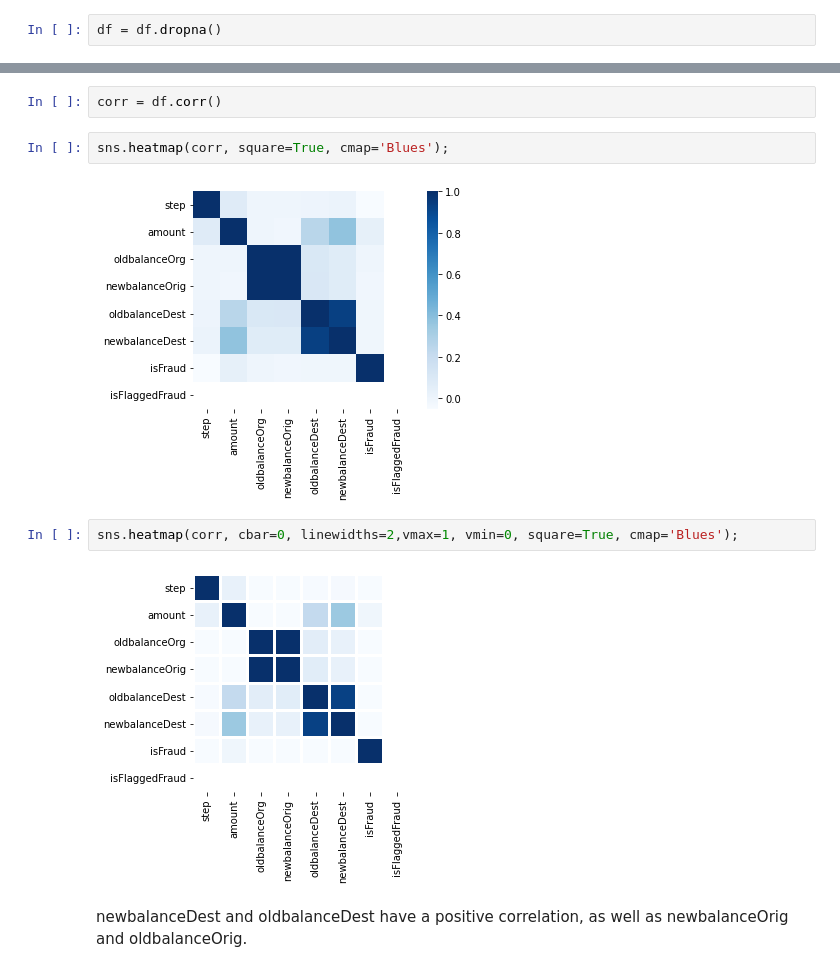
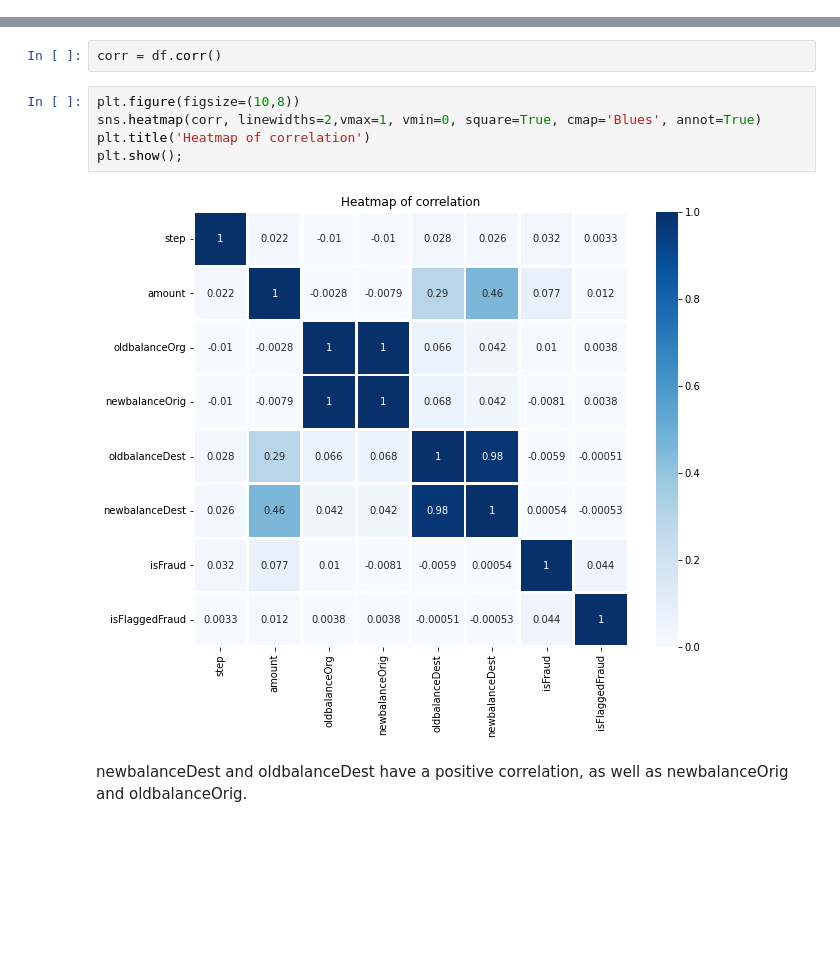
Before and after one commit to tca-codes/fraudulent-transactions, a Jupyter notebook: ANGELES_Final_Project.ipynb, the cells around one changed output, grey strips where cells are left out. Drawn from its saved outputs; the diff is of its cells as text; blank space fills up the shorter version.

```diff
--- a/ANGELES_Final_Project.ipynb
+++ b/ANGELES_Final_Project.ipynb
@@ -236,3 +330 @@ isFlaggedFraud    1
 dtype: int64
-# %%
-df = df.dropna()
@@ -257,14 +336,13 @@ dtype: int64
 Check correlation between features.
 # %%
 corr = df.corr()
-# %%
-sns.heatmap(corr, square=True, cmap='Blues');
-# %% [output]
-[figure, removed]
 # %%
-sns.heatmap(corr, cbar=0, linewidths=2,vmax=1, vmin=0, square=True, cmap='Blues');
+plt.figure(figsize=(10,8))
+sns.heatmap(corr, linewidths=2,vmax=1, vmin=0, square=True, cmap='Blues', annot=True)
+plt.title('Heatmap of correlation')
+plt.show();
 # %% [output]
-[figure, old version]
+[figure, new version]
 # %% [markdown]
 newbalanceDest and oldbalanceDest have a positive correlation, as well as newbalanceOrig and oldbalanceOrig.
 # %%
```
Also changed, not shown: parts of 71 cells of this notebook.
